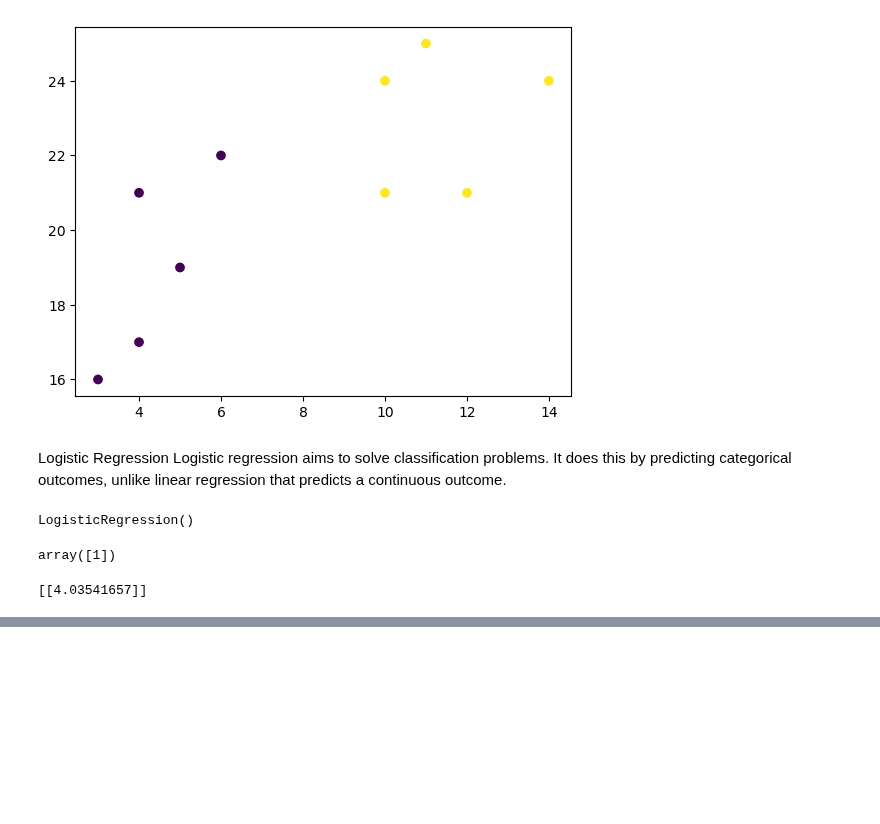
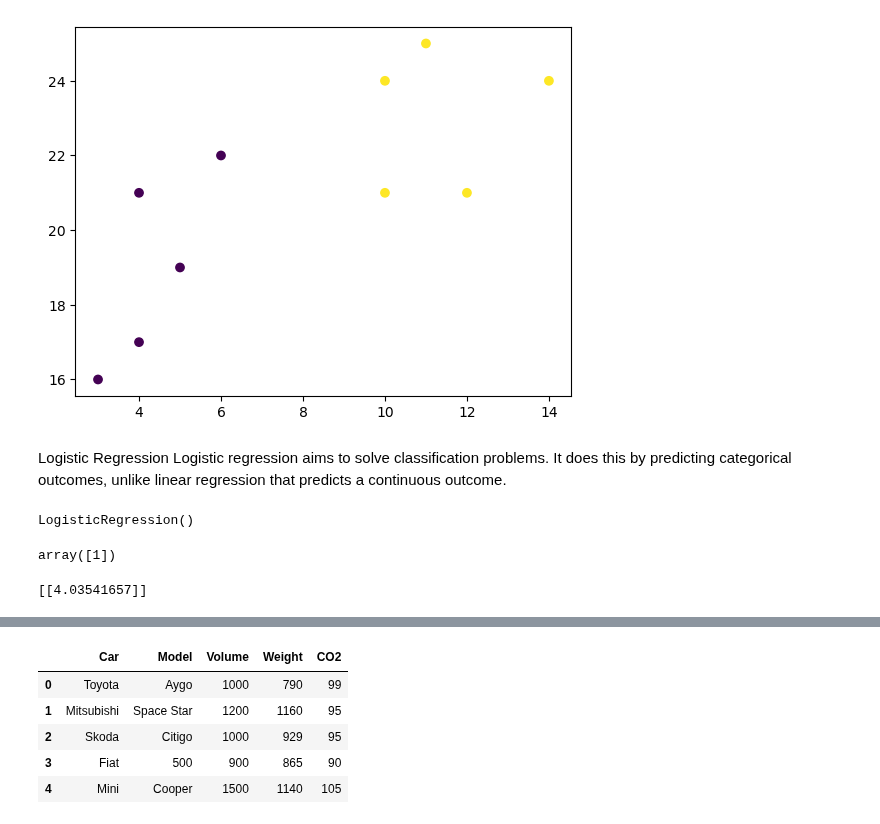
Before and after one commit to martinkilombe/Machine-Learning, a Jupyter notebook: ML intro/W3school.ipynb, the cells around one changed output, grey strips where cells are left out. Drawn from its saved outputs; the diff is of its cells as text; code cells hidden in the pictures; blank space fills up the shorter version.

```diff
--- a/ML intro/W3school.ipynb
+++ b/ML intro/W3school.ipynb
@@ -554,0 +609,9 @@ print(odds)
+# %%
+cars.head(5)
+# %% [output]
+|  | Car | Model | Volume | Weight | CO2 |
+| 0 | Toyota | Aygo | 1000 | 790 | 99 |
+| 1 | Mitsubishi | Space Star | 1200 | 1160 | 95 |
+| 2 | Skoda | Citigo | 1000 | 929 | 95 |
+| 3 | Fiat | 500 | 900 | 865 | 90 |
+| 4 | Mini | Cooper | 1500 | 1140 | 105 |
```
Also changed, not shown: parts of 9 cells of this notebook.
